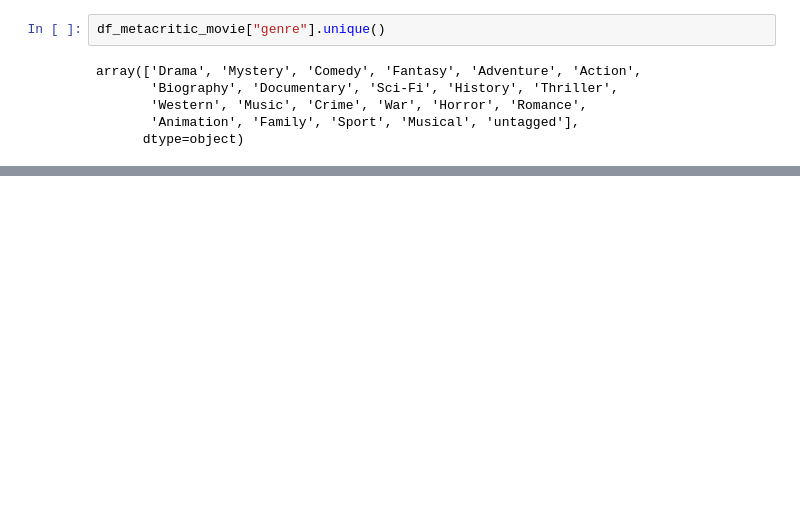
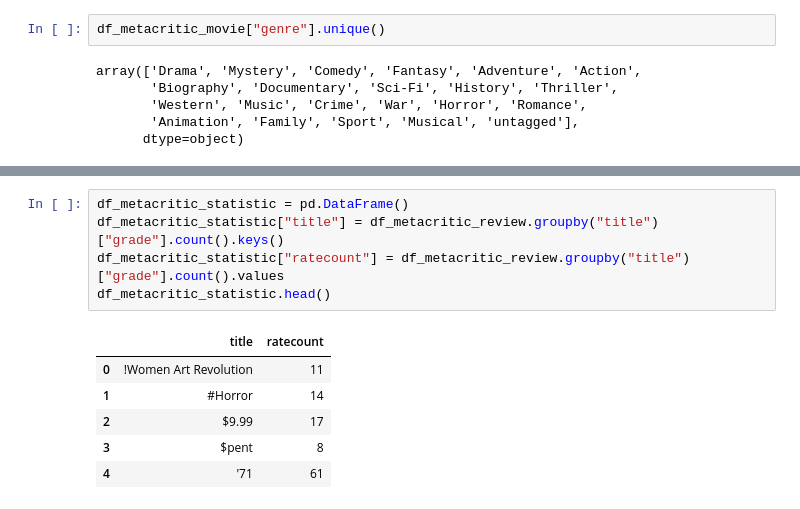
Before and after one commit to TranAnhVu0411/Data_Integration_Project_Group_23, a Jupyter notebook: preprocess/metacritic_preprocess.ipynb, the cells around one changed output, grey strips where cells are left out. Drawn from its saved outputs; the diff is of its cells as text; blank space fills up the shorter version.

```diff
--- a/preprocess/metacritic_preprocess.ipynb
+++ b/preprocess/metacritic_preprocess.ipynb
@@ -212,0 +403,12 @@ pd.DataFrame(warehouse_genres_list, columns=["genres"]).to_csv(
+# %%
+df_metacritic_statistic = pd.DataFrame()
+df_metacritic_statistic["title"] = df_metacritic_review.groupby("title")["grade"].count().keys()
+df_metacritic_statistic["ratecount"] = df_metacritic_review.groupby("title")["grade"].count().values
+df_metacritic_statistic.head()
+# %% [output]
+|  | title | ratecount |
+| 0 | !Women Art Revolution | 11 |
+| 1 | #Horror | 14 |
+| 2 | $9.99 | 17 |
+| 3 | $pent | 8 |
+| 4 | '71 | 61 |
```
Also changed, not shown: parts of 49 cells of this notebook, 1 other file.
